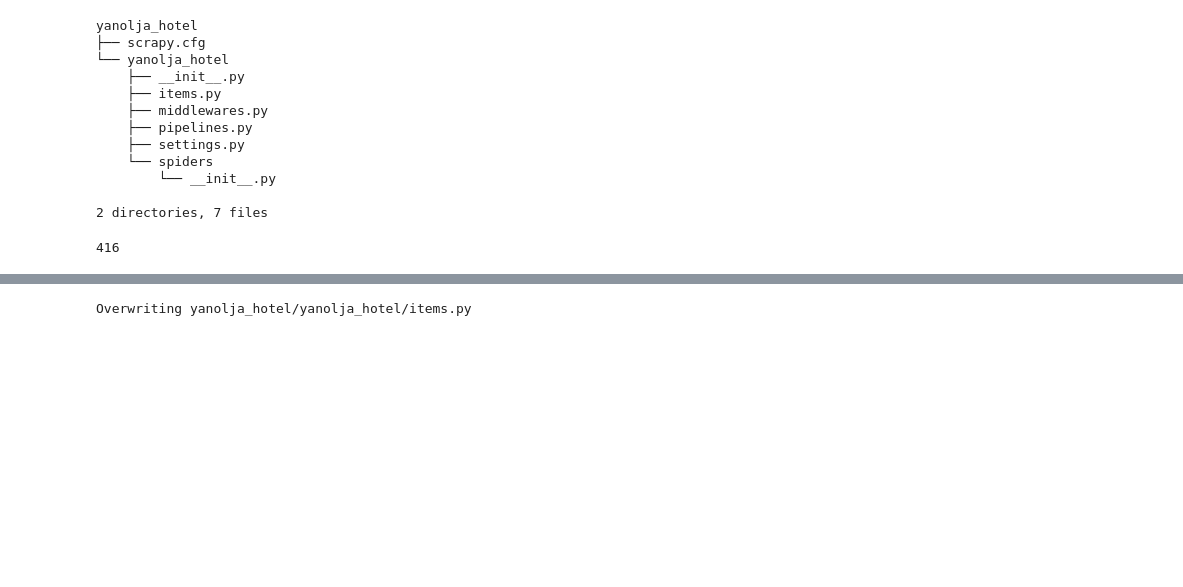
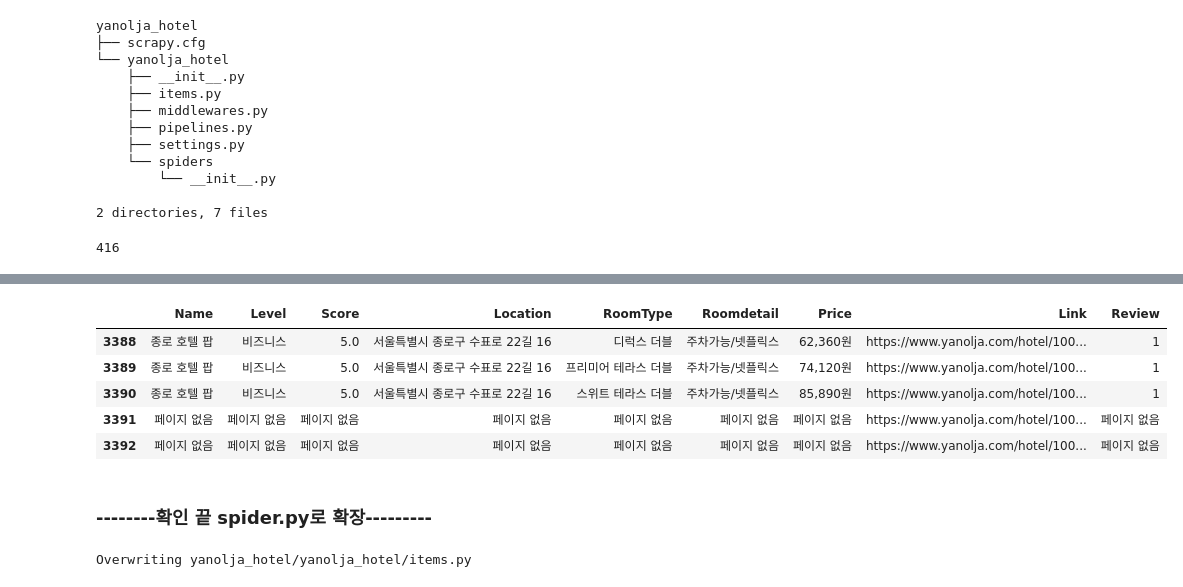
Before and after one commit to EbraLim/dss_project_Crawling, a Jupyter notebook: in_progress/crawling_yanolja_in_progress.ipynb, the cells around one changed output, grey strips where cells are left out. Saved outputs shown, nothing was run; the diff lists cells and outputs as text; code cells hidden in the pictures; blank space fills up the shorter version.

```diff
--- a/in_progress/crawling_yanolja_in_progress.ipynb
+++ b/in_progress/crawling_yanolja_in_progress.ipynb
@@ -34,14 +37,16 @@ yanolja_hotel
 # %%
 # 2. xpath 찾기 : headers 설정
 # %%
-import scrapy, requests #호텔 key값 얻는 모듈 생성 -> yanolja.py
+import requests #호텔 key값 얻는 모듈 생성 -> yanolja.py
+import datetime
 
 def get_hotel_keys():
-    headers = {"User-Agent": "Mozilla/5.0 (Macintosh; Intel Mac OS X 10_15_7) AppleWebKit/537.36 (KHTML, like Gecko) Chrome/88.0.4324.192 Safari/537.36",
+    headers = {"User-Agent": "Mozilla/5.0 (Macintosh; Intel Mac OS X 10_15_7) AppleWebKit/537.36 (KHTML, like Gecko) Chrome/89.0.4389.82 Safari/537.36",
            "X-Requested-With": "XMLHttpRequest"
               }
-    checkin_date = "2021-03-05" #날짜 알고리즘
-    checkout_date = "2021-03-06"
+    today = datetime.date.today()
+    checkin_date = today.strftime("%Y-%m-%d")
+    checkout_date = (today + datetime.timedelta(days=1)).strftime("%Y-%m-%d")
     region = "서울"
     num=0
     page = 1
@@ -52,7 +57,7 @@ def get_hotel_keys():
     searchKeyword={region}&searchType=hotel&sort=100&pathDivision=keyword-hotel&themes="
         req = requests.get(parent_url, headers=headers)
         response = req.json()
-        #print('page=', str(page))
+        #print('page=', str(apage))
         page += 1
 
         if response["motels"]["counts"] > 0:
@@ -72,0 +80,7 @@ len(hotel_keys)
+# %%
+links = []
+url = "https://www.yanolja.com/hotel/"
+for hotel_key in hotel_keys:
+    hotel_url = url + hotel_key
+    links.append(hotel_url)
+len(links)
@@ -72,0 +89,6 @@ len(hotel_keys)
+# %%
+link = links[0]
+headers = {"user-agent": "Mozilla/5.0 (Macintosh; Intel Mac OS X 10_15_7) AppleWebKit/537.36 (KHTML, like Gecko) Chrome/89.0.4389.82 Safari/537.36"}
+req = requests.get(link, headers=headers)
+response = TextResponse(req.url, body=req.text, encoding="utf-8")
+response
@@ -72,0 +97,6 @@ len(hotel_keys)
+# %%
+import json
+location = response.xpath('//*[@id="__NEXT_DATA__"]/text()')[0].extract()
+location = json.loads(location)["props"]["pageProps"]["placeInfo"]["address"]
+flatform = response.url.split(".")[1]
+location, flatform
@@ -73,3 +179,18 @@ len(hotel_keys)
+# %%
+df = pd.DataFrame({
+    'Name': names, 'Level': levels, 'Score':scores, 'Location': locations,
+    'RoomType': room_types,'Roomdetail': room_details ,'Price': prices_1, 'Link': loading_urls, 'Review' : review_counts,
+})
+df.tail()
+# %% [output]
+|  | Name | Level | Score | Location | RoomType | Roomdetail | Price | Link | Review |
+| 3388 | 종로 호텔 팝 | 비즈니스 | 5.0 | 서울특별시 종로구 수표로 22길 16 | 디럭스 더블 | 주차가능/넷플릭스 | 62,360원 | https://www.yanolja.com/hotel/100... | 1 |
+| 3389 | 종로 호텔 팝 | 비즈니스 | 5.0 | 서울특별시 종로구 수표로 22길 16 | 프리미어 테라스 더블 | 주차가능/넷플릭스 | 74,120원 | https://www.yanolja.com/hotel/100... | 1 |
+| 3390 | 종로 호텔 팝 | 비즈니스 | 5.0 | 서울특별시 종로구 수표로 22길 16 | 스위트 테라스 더블 | 주차가능/넷플릭스 | 85,890원 | https://www.yanolja.com/hotel/100... | 1 |
+| 3391 | 페이지 없음 | 페이지 없음 | 페이지 없음 | 페이지 없음 | 페이지 없음 | 페이지 없음 | 페이지 없음 | https://www.yanolja.com/hotel/100... | 페이지 없음 |
+| 3392 | 페이지 없음 | 페이지 없음 | 페이지 없음 | 페이지 없음 | 페이지 없음 | 페이지 없음 | 페이지 없음 | https://www.yanolja.com/hotel/100... | 페이지 없음 |
+# %% [markdown]
+### --------확인 끝 spider.py로 확장---------
 # %%
 # 3. items.py : title, content, link, category
 # %%
```
Also changed, not shown: parts of 12 cells of this notebook.
